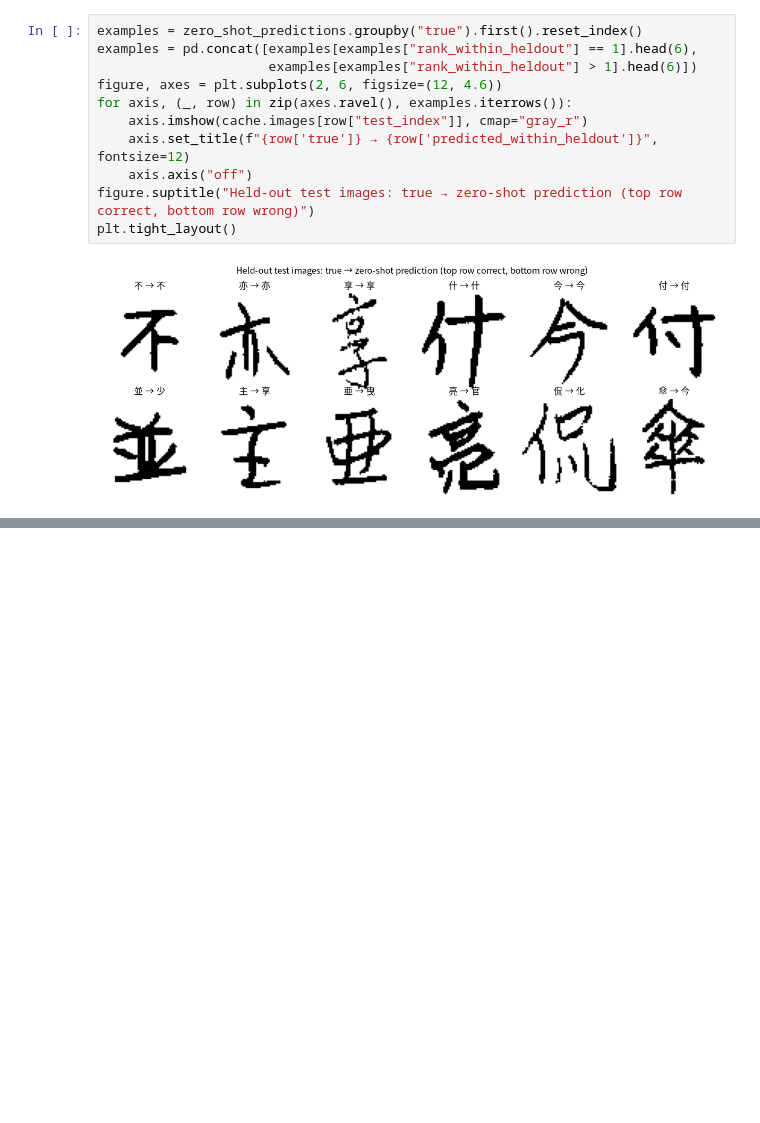
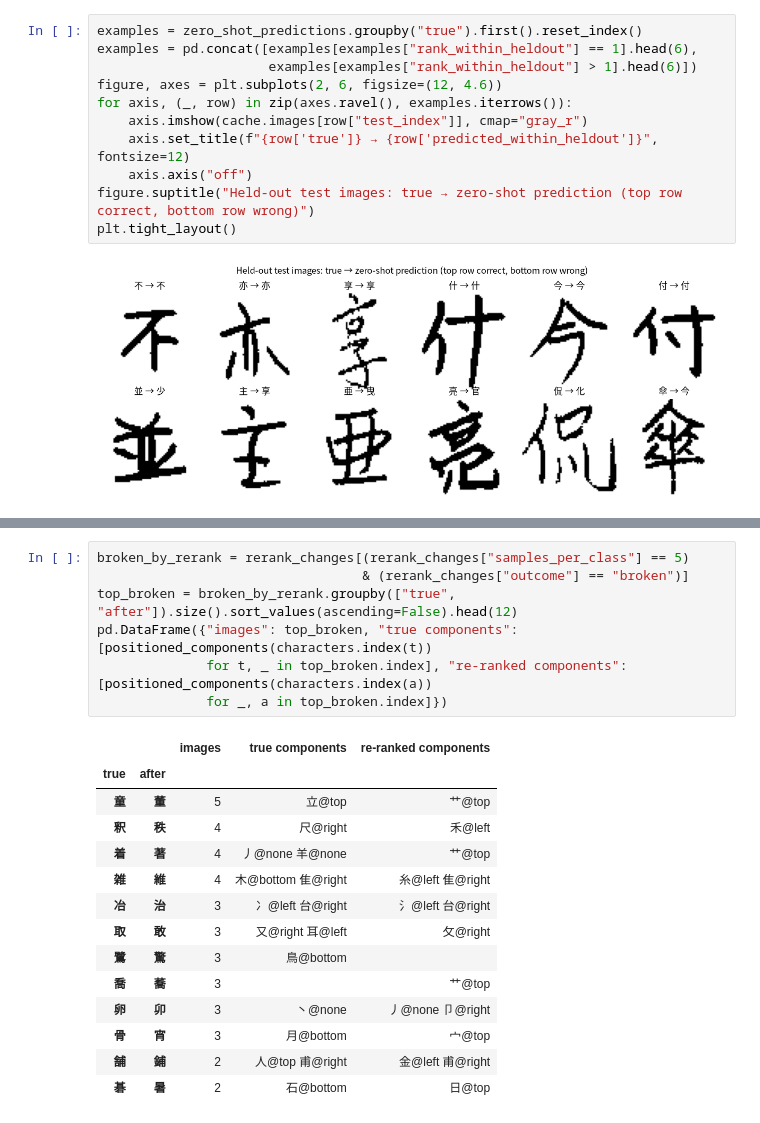
Before and after one commit to Solka99/KanjiComponentRecognition, a Jupyter notebook: results.ipynb, the cells around one changed output, grey strips where cells are left out. Saved outputs shown, nothing was run; the diff lists cells and outputs as text; blank space fills up the shorter version.

```diff
--- a/results.ipynb
+++ b/results.ipynb
@@ -552,0 +660,22 @@ plt.tight_layout()
+# %%
+broken_by_rerank = rerank_changes[(rerank_changes["samples_per_class"] == 5)
+                                  & (rerank_changes["outcome"] == "broken")]
+top_broken = broken_by_rerank.groupby(["true", "after"]).size().sort_values(ascending=False).head(12)
+pd.DataFrame({"images": top_broken, "true components": [positioned_components(characters.index(t))
+              for t, _ in top_broken.index], "re-ranked components": [positioned_components(characters.index(a))
+              for _, a in top_broken.index]})
+# %% [output]
+|  |  | images | true components | re-ranked components |
+| true | after |  |  |  |
+| 童 | 董 | 5 | 立@top | 艹@top |
+| 釈 | 秩 | 4 | 尺@right | 禾@left |
+| 着 | 著 | 4 | 丿@none 羊@none | 艹@top |
+| 雑 | 維 | 4 | 木@bottom 隹@right | 糸@left 隹@right |
+| 冶 | 治 | 3 | 冫@left 台@right | 氵@left 台@right |
+| 取 | 敢 | 3 | 又@right 耳@left | 攵@right |
+| 鷺 | 驚 | 3 | 鳥@bottom |  |
+| 喬 | 蕎 | 3 |  | 艹@top |
+| 卵 | 卯 | 3 | 丶@none | 丿@none 卩@right |
+| 骨 | 宵 | 3 | 月@bottom | 宀@top |
+| 舗 | 鋪 | 2 | 人@top 甫@right | 金@left 甫@right |
+| 碁 | 暑 | 2 | 石@bottom | 日@top |
```
Also changed, not shown: parts of 9 cells of this notebook, 4 other files.
